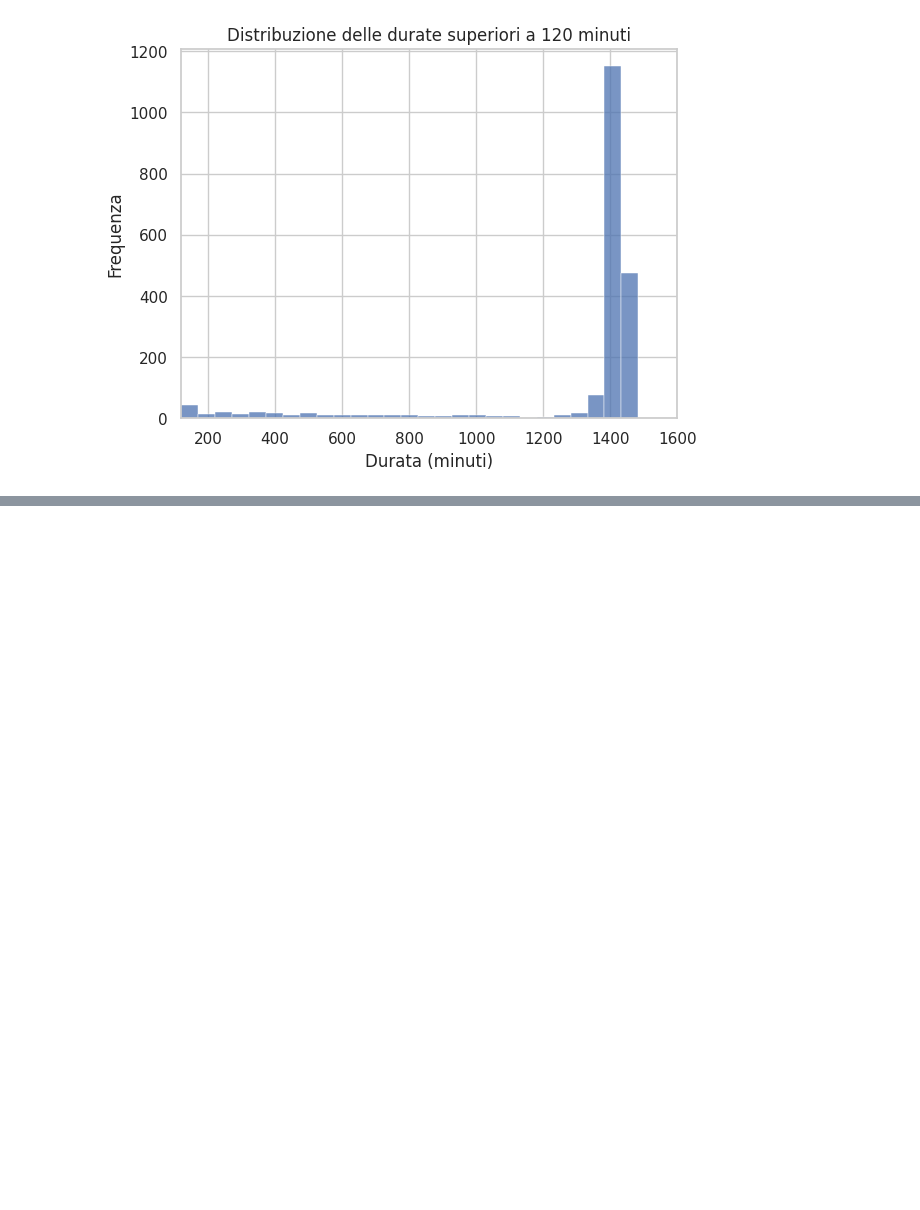
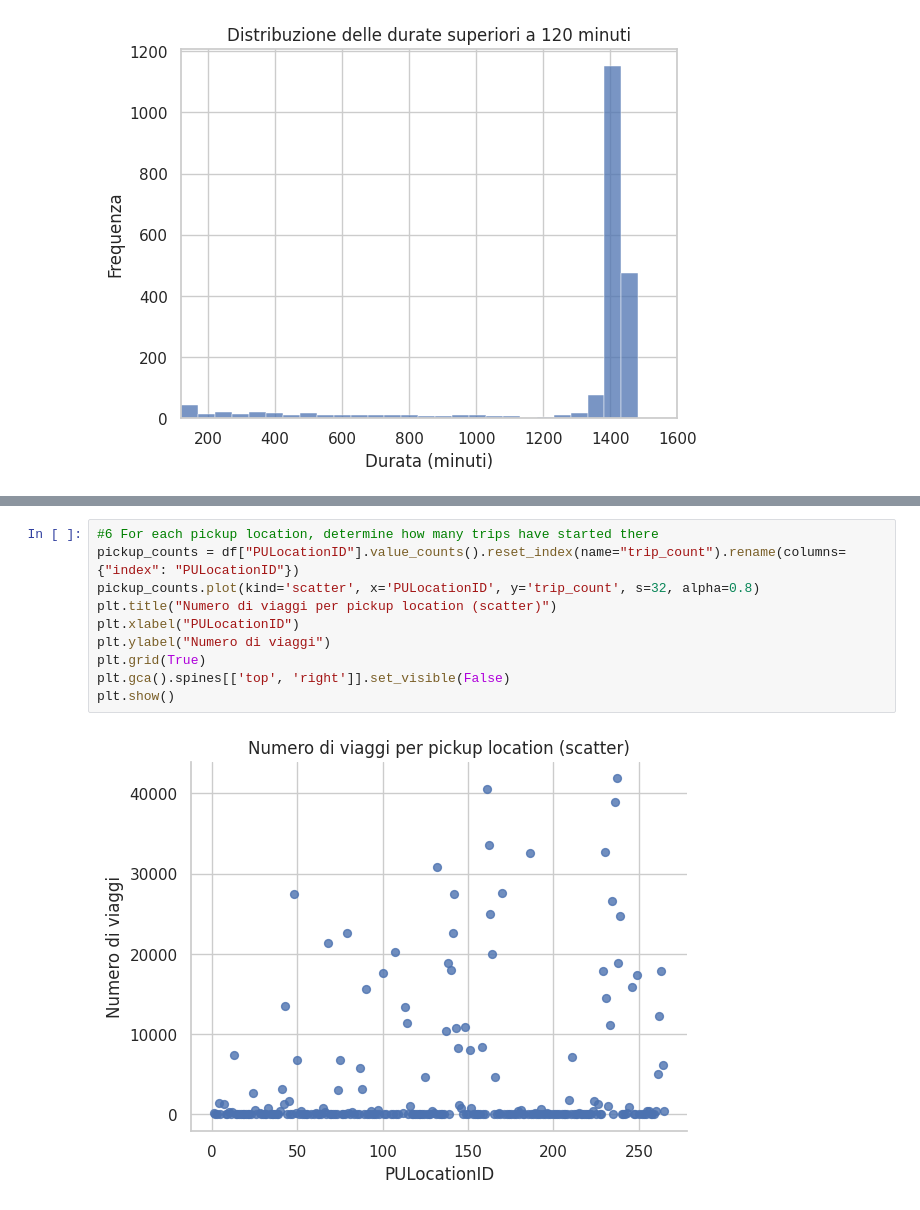
Before and after one commit to robbianiandrea/focs, a Jupyter notebook: Progetto_Andrea_Robbiani.ipynb, the cells around one changed output, grey strips where cells are left out. Saved outputs shown, nothing was run; the diff lists cells and outputs as text; blank space fills up the shorter version.

```diff
--- a/Progetto_Andrea_Robbiani.ipynb
+++ b/Progetto_Andrea_Robbiani.ipynb
@@ -72,3 +72,15 @@ plt.xlabel("Durata (minuti)")
 plt.show()
 # %% [output]
 [figure]
+# %%
+#6 For each pickup location, determine how many trips have started there
+pickup_counts = df["PULocationID"].value_counts().reset_index(name="trip_count").rename(columns={"index": "PULocationID"})
+pickup_counts.plot(kind='scatter', x='PULocationID', y='trip_count', s=32, alpha=0.8)
+plt.title("Numero di viaggi per pickup location (scatter)")
+plt.xlabel("PULocationID")
+plt.ylabel("Numero di viaggi")
+plt.grid(True)
+plt.gca().spines[['top', 'right']].set_visible(False)
+plt.show()
+# %% [output]
+[figure, added]
```
Also changed, not shown: parts of 13 cells of this notebook.
